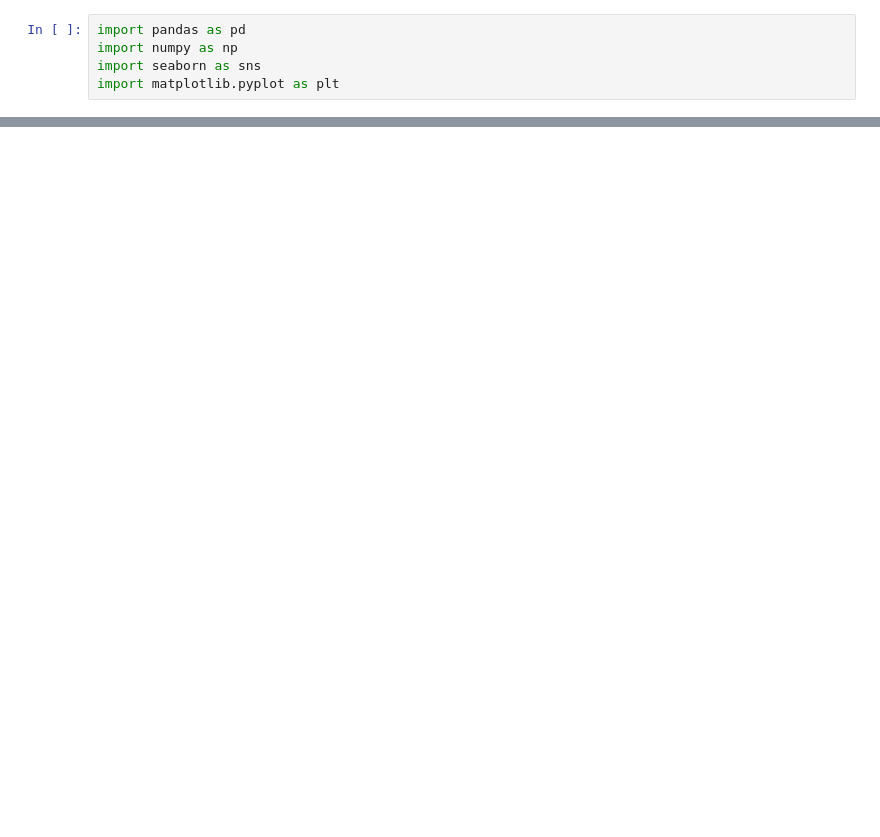
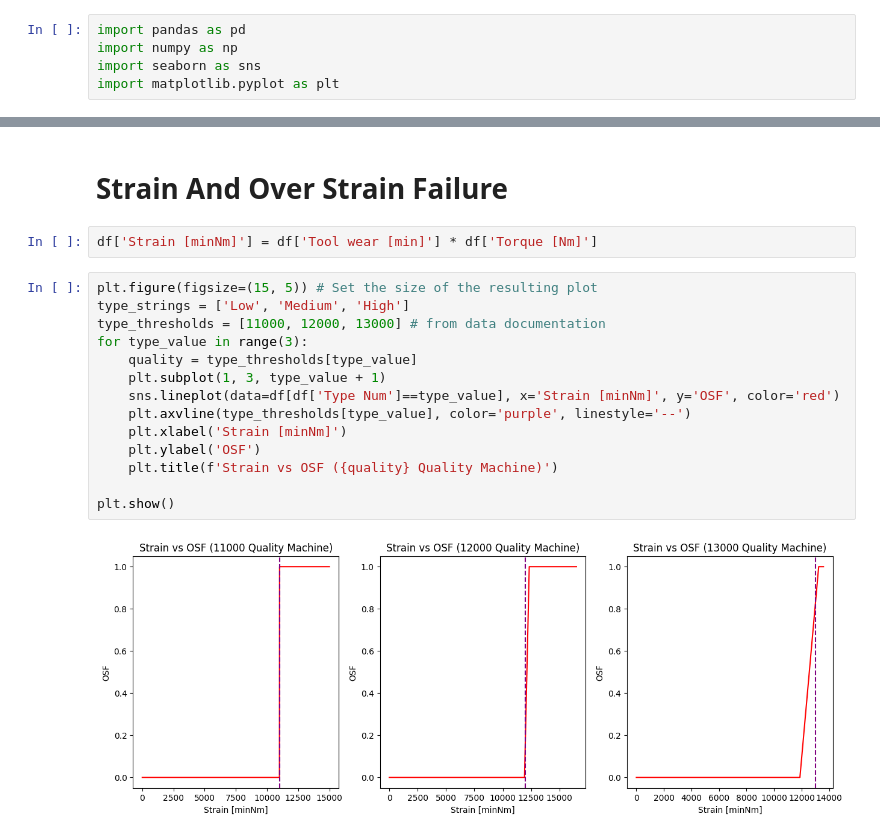
Before and after one commit to raymondsamalo/ITI113-Machine-Learning-Operations-Project, a Jupyter notebook: AI4I-2020/1.2_New_Features.ipynb, the cells around one changed output, grey strips where cells are left out. Saved outputs shown, nothing was run; the diff lists cells and outputs as text; blank space fills up the shorter version.

Commit message:
threshold

```diff
--- a/AI4I-2020/1.2_New_Features.ipynb
+++ b/AI4I-2020/1.2_New_Features.ipynb
@@ -30,0 +56,20 @@ shape of data (10000, 12)
+# %% [markdown]
+# Strain And Over Strain Failure
+# %%
+df['Strain [minNm]'] = df['Tool wear [min]'] * df['Torque [Nm]']
+# %%
+plt.figure(figsize=(15, 5)) # Set the size of the resulting plot
+type_strings = ['Low', 'Medium', 'High']
+type_thresholds = [11000, 12000, 13000] # from data documentation
+for type_value in range(3):
+    quality = type_thresholds[type_value]
+    plt.subplot(1, 3, type_value + 1)
+    sns.lineplot(data=df[df['Type Num']==type_value], x='Strain [minNm]', y='OSF', color='red')
+    plt.axvline(type_thresholds[type_value], color='purple', linestyle='--')
+    plt.xlabel('Strain [minNm]')
+    plt.ylabel('OSF')
+    plt.title(f'Strain vs OSF ({quality} Quality Machine)')
+
+plt.show()
+# %% [output]
+[figure, added]
```
Also changed, not shown: parts of 15 cells of this notebook, 3 other files.
